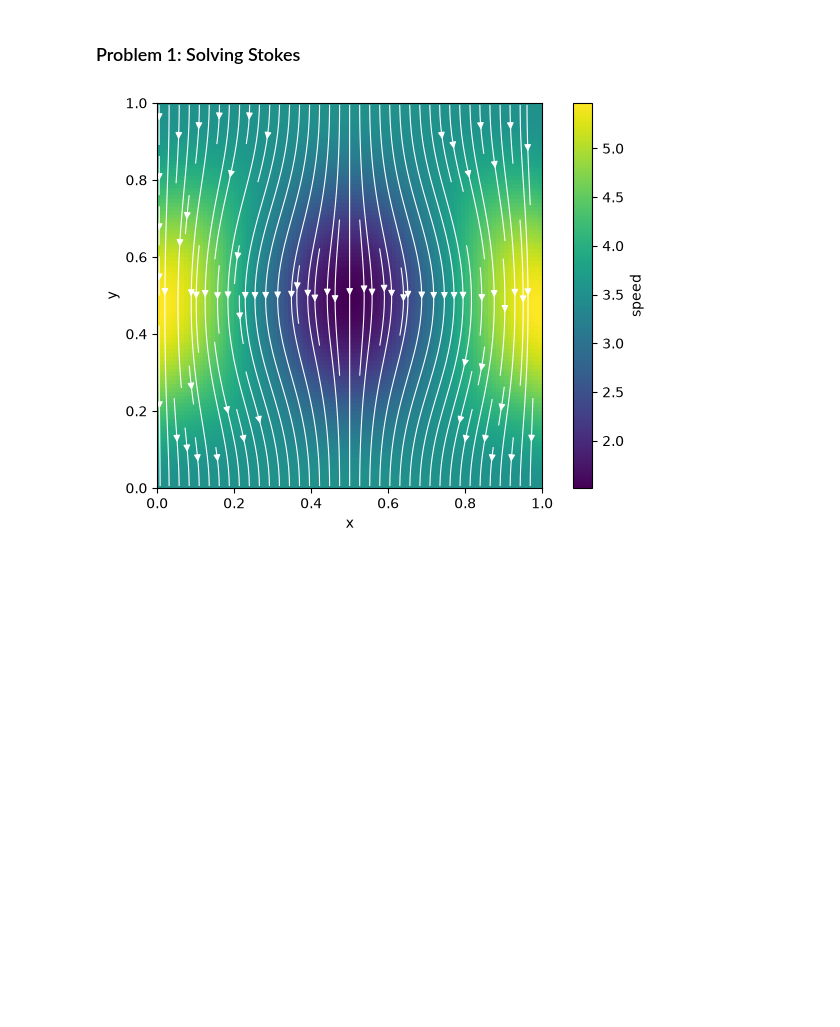
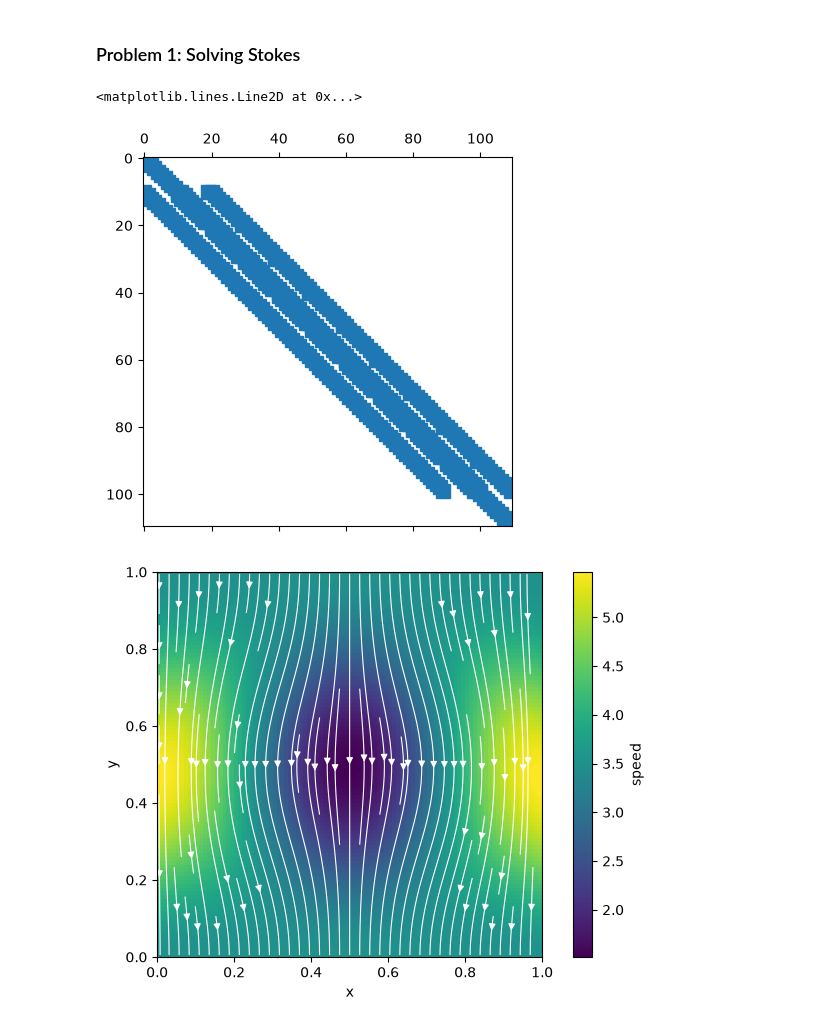
Before and after one commit to sgravelle/pde_hw1, a Jupyter notebook: hw1.ipynb, the cells around one changed output. Saved outputs shown, nothing was run; the diff lists cells and outputs as text; code cells hidden in the pictures; blank space fills up the shorter version.

```diff
--- a/hw1.ipynb
+++ b/hw1.ipynb
@@ -143,33 +143,38 @@ Gy = sp.coo_matrix((gy_vals, (gy_rows, gy_cols)), shape =(nV, nU))
 dx_super = np.ones(nP - 1)
 dx_main = np.zeros(nP) - 1
 dx_vals = np.concat((dx_super, dx_main))
 dx_rows = np.concat((np.arange(nP-1), np.arange(nP)))
 dx_cols = np.concat((np.arange(1,nP), np.arange(nP)))
 for idx in range(len(dx_vals)):
     if dx_rows[idx] + 1 % Nx == 0 and dx_cols[idx] == dx_rows[idx] + 1:
         dx_cols[idx] -= Nx
 # Add the last funny row by hand
 np.append(dx_vals, 1)
 np.append(dx_rows, nP-1)
 np.append(dx_cols, nP-Nx)
 Dx = sp.coo_matrix(( dx_vals , ( dx_rows , dx_cols )) , shape =(nP , nP))
 
 dy_up = np.ones(nP)
 dy_main = np.zeros(nP) - 1
 dy_vals = np.concat((dy_up, dy_main))
 dy_rows = np.concat((np.arange(nP), np.arange(nP)))
 dy_cols = np.concat((np.arange(Nx, nP+Nx), np.arange(nP)))
 Dy = sp.coo_matrix(( dy_vals , ( dy_rows , dy_cols )) , shape =(nP , nP + Nx))
 
 #########
 #
 # BUILD THE BLOCK MATRIX !!
 #
 #########
 
 A = sp.bmat ([[ mu * Lu , None , - Gx ],
 [ None , mu * Lv , - Gy ],
 [ Dx , Dy , None ]] , format = 'csr')
+
+plt.spy(Lv)
+# %% [output]
+<matplotlib.lines.Line2D at 0x...>
+[figure, added]
 # %%
 # Right hand sides
 
```
Also changed, not shown: parts of 3 cells of this notebook, 3 other files.
